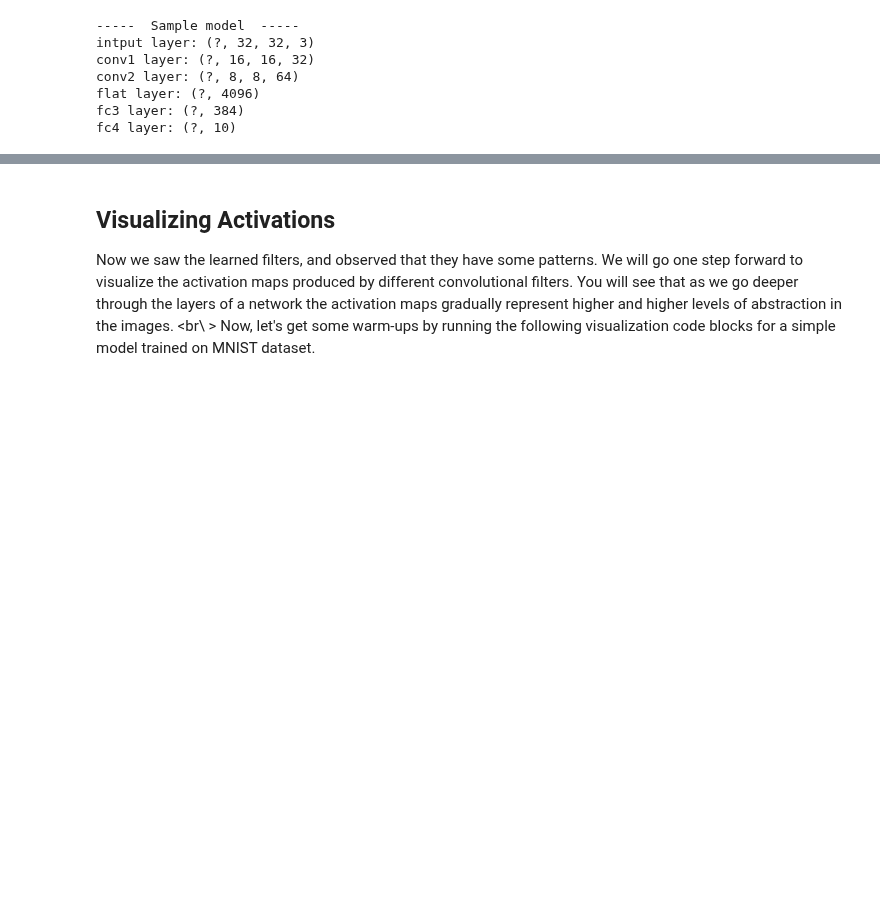
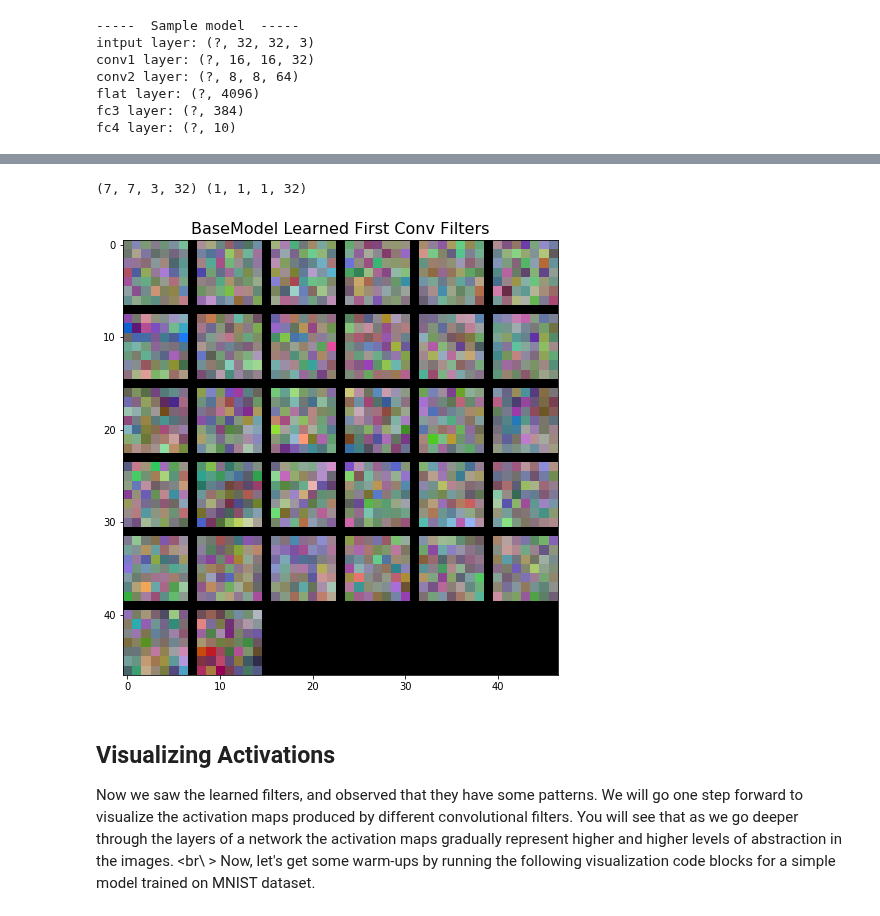
Before and after one commit to CharanSG/csci-599-assignment1, a Jupyter notebook: Problem_4.ipynb, the cells around one changed output, grey strips where cells are left out. Cells and saved outputs as stored; diff of their text form; code cells hidden in the pictures; blank space fills up the shorter version.

Commit message:
Visualize BaseModel filter, MNIST activations

```diff
--- a/Problem_4.ipynb
+++ b/Problem_4.ipynb
@@ -418,39 +415,44 @@ with sess.as_default():
 
     #############################################################################
     # TODO: Extract the weight and bias from conv1                              #
     # For tf models, you should use .eval() function on variables and           #
     # sess.run() function to extract the features to ndarray                    #
     #############################################################################
-
-
+    w = sess.run(conv1)
+    b = sess.run(b1)
     #############################################################################
     # TODO: Scale the kernel weights to [0,1]                                   #
     #############################################################################
-    w_01 = None
+    w_01 = (w - np.amin(w)) / (np.amax(w) - np.amin(w))
 
     #############################################################################
     # TODO: Transpose the scaled kernel weights so that the                     #
     # number of filters comes first in the dimension (n, H, W, C)               #
     #############################################################################
-    wT =
+    wT = np.transpose(w_01, (3, 0, 1, 2))
 
     # Define a figure
     fig = plt.figure(figsize=(8,8))
     ax1 = plt.subplot(111)
 
     rgb_w = []  # list of filters
     n, H, W, C = wT.shape
 
     #############################################################################
     # TODO: Store each of the n transposed kernel weights                       #
     # to the rgb_w list so the list is of dimension (n, (H, W, C))              #
     #############################################################################
-
+    for x in wT:
+        rgb_w.append(x)
+    rgb_w = np.asarray(rgb_w)
 
     grid = viz_grid(rgb_w)
 
     ax1.imshow(grid[...,::-1])
-    ax1.set_title('{} Learned First Conv Filters'.format(net), fontsize=16)
+    ax1.set_title('BaseModel Learned First Conv Filters', fontsize=16)
+# %% [output]
+(7, 7, 3, 32) (1, 1, 1, 32)
+[figure, added]
 # %% [markdown]
 ## Visualizing Activations
 Now we saw the learned filters, and observed that they have some patterns. We will go one step forward to visualize the activation maps produced by different convolutional filters. You will see that as we go deeper through the layers of a network the activation maps gradually represent higher and higher levels of abstraction in the images. <br\ >
```
Also changed, not shown: parts of 7 cells of this notebook.
